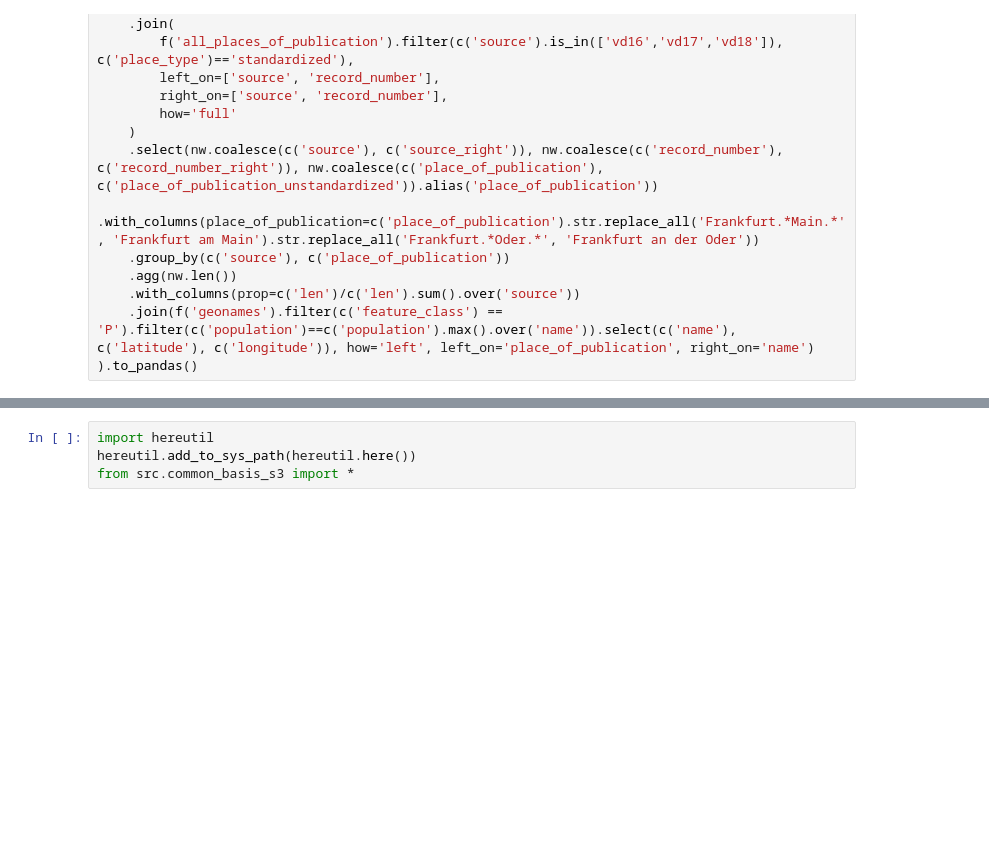
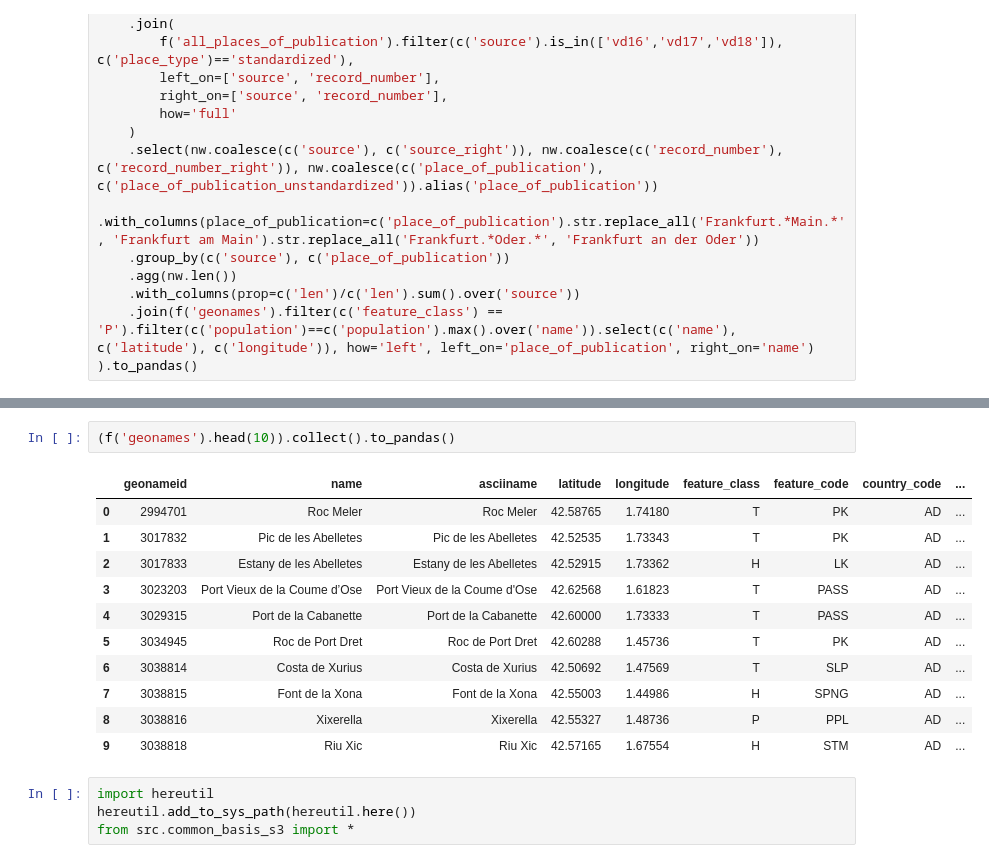
Before and after one commit to jluukkonen/books, a Jupyter notebook: src/jiemakel/scratch.ipynb, the cells around one changed output, grey strips where cells are left out. Saved outputs shown, nothing was run; the diff lists cells and outputs as text; blank space fills up the shorter version.

```diff
--- a/src/jiemakel/scratch.ipynb
+++ b/src/jiemakel/scratch.ipynb
@@ -48,3 +113,17 @@ m
+# %%
+(f('geonames').head(10)).collect().to_pandas()
+# %% [output]
+|  | geonameid | name | asciiname | latitude | longitude | feature_class | feature_code | country_code | ... |
+| 0 | 2994701 | Roc Meler | Roc Meler | 42.58765 | 1.74180 | T | PK | AD | ... |
+| 1 | 3017832 | Pic de les Abelletes | Pic de les Abelletes | 42.52535 | 1.73343 | T | PK | AD | ... |
+| 2 | 3017833 | Estany de les Abelletes | Estany de les Abelletes | 42.52915 | 1.73362 | H | LK | AD | ... |
+| 3 | 3023203 | Port Vieux de la Coume d’Ose | Port Vieux de la Coume d'Ose | 42.62568 | 1.61823 | T | PASS | AD | ... |
+| 4 | 3029315 | Port de la Cabanette | Port de la Cabanette | 42.60000 | 1.73333 | T | PASS | AD | ... |
+| 5 | 3034945 | Roc de Port Dret | Roc de Port Dret | 42.60288 | 1.45736 | T | PK | AD | ... |
+| 6 | 3038814 | Costa de Xurius | Costa de Xurius | 42.50692 | 1.47569 | T | SLP | AD | ... |
+| 7 | 3038815 | Font de la Xona | Font de la Xona | 42.55003 | 1.44986 | H | SPNG | AD | ... |
+| 8 | 3038816 | Xixerella | Xixerella | 42.55327 | 1.48736 | P | PPL | AD | ... |
+| 9 | 3038818 | Riu Xic | Riu Xic | 42.57165 | 1.67554 | H | STM | AD | ... |
 # %%
 import hereutil
 hereutil.add_to_sys_path(hereutil.here())
```
Also changed, not shown: parts of 6 cells of this notebook, 4 other files.
